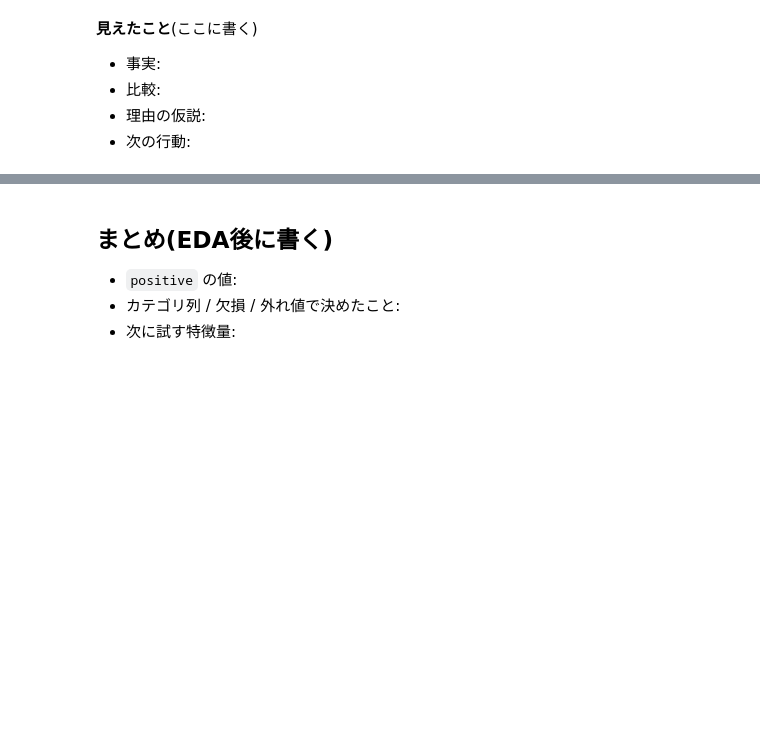
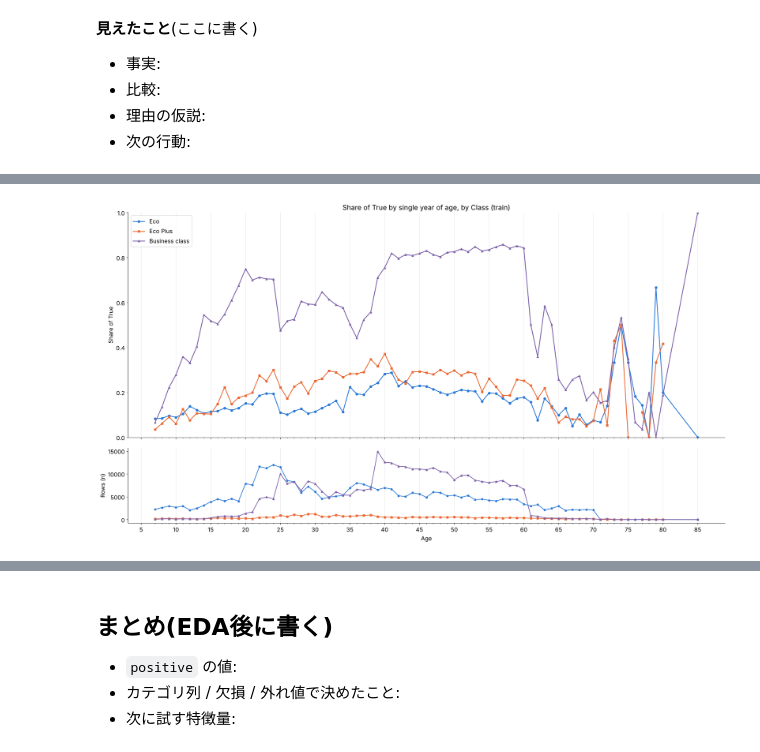
Before and after one commit to mika-42261/2610playground, a Jupyter notebook: 01_eda.ipynb, the cells around one changed output, grey strips where cells are left out. Cells and saved outputs as stored; diff of their text form; code cells hidden in the pictures; blank space fills up the shorter version.

```diff
--- a/01_eda.ipynb
+++ b/01_eda.ipynb
@@ -1234,0 +1380,39 @@ plt.rcParams["font.size"] = 10  # 文字の大きさを元に戻す
+# %%
+# 図1: Class 別。上=年齢ごとの True の割合、下=年齢ごとの行数
+plt.rcParams["font.size"] = 13  # 文字を大きくする(セルの終わりで元に戻す)
+
+age_values = true_pct_table.index.values
+
+# Class ごとの色と記号(Q9と同じ)
+class_style = {
+    "Eco": {"color": "#2a78d6", "marker": "o"},
+    "Eco Plus": {"color": "#eb6834", "marker": "s"},
+    "Business class": {"color": "#7b5ea7", "marker": "^"},
+}
+
+fig, (ax_top, ax_bottom) = plt.subplots(2, 1, figsize=(20, 11), sharex=True, gridspec_kw={"height_ratios": [3, 1]})
+for name in class_style:
+    style = class_style[name]
+    ax_top.plot(age_values, true_pct_table[name].values / 100, color=style["color"], marker=style["marker"], markersize=5, lw=1.8, label=name)
+    ax_bottom.plot(age_values, n_table[name].values, color=style["color"], marker=style["marker"], markersize=4, lw=1.5, label=name)
+
+ax_top.set_ylabel("Share of True")
+ax_top.set_ylim(0, 1)
+ax_top.set_title("Share of True by single year of age, by Class (train)")
+ax_top.legend(loc="upper left")
+ax_top.grid(axis="x", color="#dddddd", lw=0.6)
+ax_top.spines[["top", "right"]].set_visible(False)
+
+ax_bottom.set_ylabel("Rows (n)")
+ax_bottom.set_xlabel("Age")
+ax_bottom.set_xticks(range(5, 90, 5))
+ax_bottom.set_xticks(age_values, minor=True)
+ax_bottom.grid(axis="x", color="#dddddd", lw=0.6)
+ax_bottom.spines[["top", "right"]].set_visible(False)
+
+plt.tight_layout()
+plt.savefig(FIG / "q12_by_class_single_age.png", dpi=200)
+plt.show()
+plt.rcParams["font.size"] = 10  # 文字の大きさを元に戻す
+# %% [output]
+[figure, added]
```
Also changed, not shown: parts of 4 cells of this notebook, 2 other files.
